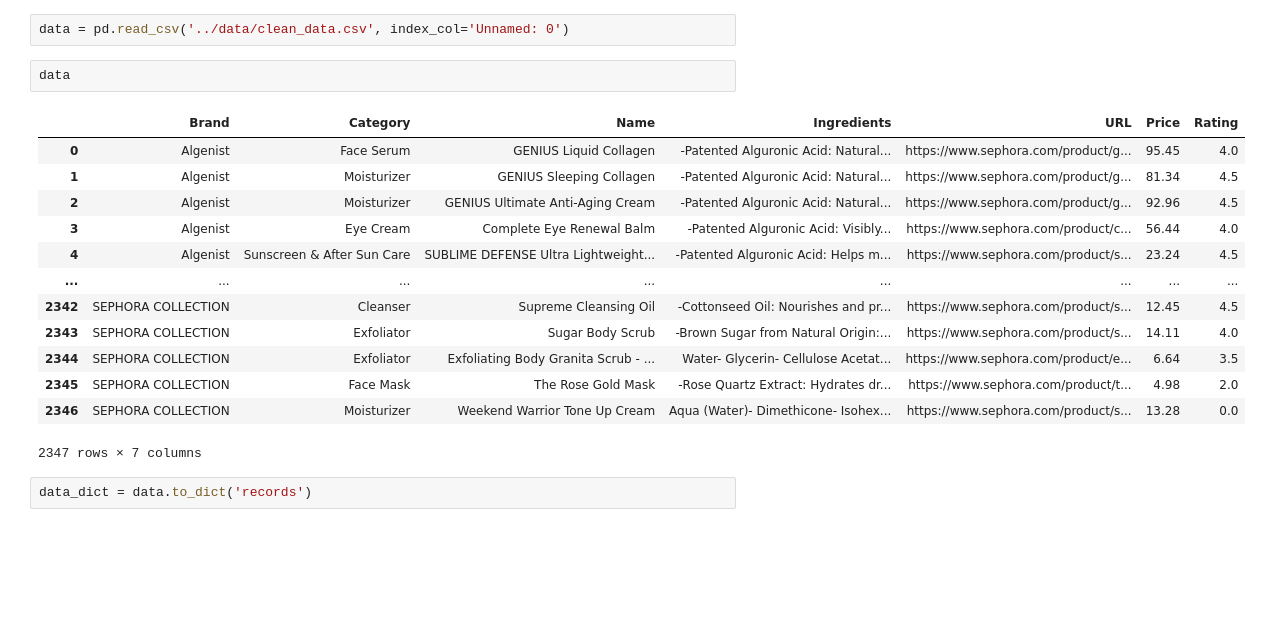
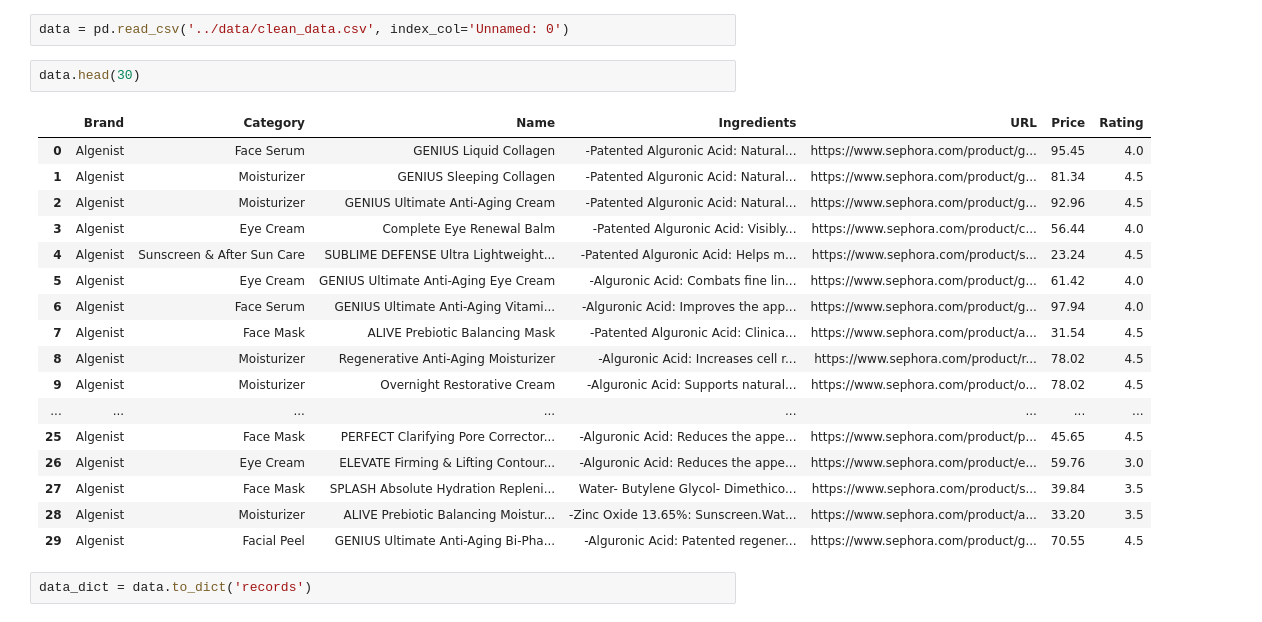
Before and after one commit to LucianaLescano/final-project, a Jupyter notebook: notebooks/4-working_on_api.ipynb, the cells around one changed output. Saved outputs shown, nothing was run; the diff lists cells and outputs as text; blank space fills up the shorter version.

```diff
--- a/notebooks/4-working_on_api.ipynb
+++ b/notebooks/4-working_on_api.ipynb
@@ -10,21 +10,25 @@ From dataframe to dict
 # %%
 data = pd.read_csv('../data/clean_data.csv', index_col='Unnamed: 0')
 # %%
-data
+data.head(30)
 # %% [output]
 |  | Brand | Category | Name | Ingredients | URL | Price | Rating |
 | 0 | Algenist | Face Serum | GENIUS Liquid Collagen | -Patented Alguronic Acid: Natural... | https://www.sephora.com/product/g... | 95.45 | 4.0 |
 | 1 | Algenist | Moisturizer | GENIUS Sleeping Collagen | -Patented Alguronic Acid: Natural... | https://www.sephora.com/product/g... | 81.34 | 4.5 |
 | 2 | Algenist | Moisturizer | GENIUS Ultimate Anti-Aging Cream | -Patented Alguronic Acid: Natural... | https://www.sephora.com/product/g... | 92.96 | 4.5 |
 | 3 | Algenist | Eye Cream | Complete Eye Renewal Balm | -Patented Alguronic Acid: Visibly... | https://www.sephora.com/product/c... | 56.44 | 4.0 |
 | 4 | Algenist | Sunscreen & After Sun Care | SUBLIME DEFENSE Ultra Lightweight... | -Patented Alguronic Acid: Helps m... | https://www.sephora.com/product/s... | 23.24 | 4.5 |
+| 5 | Algenist | Eye Cream | GENIUS Ultimate Anti-Aging Eye Cream | -Alguronic Acid: Combats fine lin... | https://www.sephora.com/product/g... | 61.42 | 4.0 |
+| 6 | Algenist | Face Serum | GENIUS Ultimate Anti-Aging Vitami... | -Alguronic Acid: Improves the app... | https://www.sephora.com/product/g... | 97.94 | 4.0 |
+| 7 | Algenist | Face Mask | ALIVE Prebiotic Balancing Mask | -Patented Alguronic Acid: Clinica... | https://www.sephora.com/product/a... | 31.54 | 4.5 |
+| 8 | Algenist | Moisturizer | Regenerative Anti-Aging Moisturizer | -Alguronic Acid: Increases cell r... | https://www.sephora.com/product/r... | 78.02 | 4.5 |
+| 9 | Algenist | Moisturizer | Overnight Restorative Cream | -Alguronic Acid: Supports natural... | https://www.sephora.com/product/o... | 78.02 | 4.5 |
 | ... | ... | ... | ... | ... | ... | ... | ... |
-| 2342 | SEPHORA COLLECTION | Cleanser | Supreme Cleansing Oil | -Cottonseed Oil: Nourishes and pr... | https://www.sephora.com/product/s... | 12.45 | 4.5 |
-| 2343 | SEPHORA COLLECTION | Exfoliator | Sugar Body Scrub | -Brown Sugar from Natural Origin:... | https://www.sephora.com/product/s... | 14.11 | 4.0 |
-| 2344 | SEPHORA COLLECTION | Exfoliator | Exfoliating Body Granita Scrub - ... | Water- Glycerin- Cellulose Acetat... | https://www.sephora.com/product/e... | 6.64 | 3.5 |
-| 2345 | SEPHORA COLLECTION | Face Mask | The Rose Gold Mask | -Rose Quartz Extract: Hydrates dr... | https://www.sephora.com/product/t... | 4.98 | 2.0 |
-| 2346 | SEPHORA COLLECTION | Moisturizer | Weekend Warrior Tone Up Cream | Aqua (Water)- Dimethicone- Isohex... | https://www.sephora.com/product/s... | 13.28 | 0.0 |
+| 25 | Algenist | Face Mask | PERFECT Clarifying Pore Corrector... | -Alguronic Acid: Reduces the appe... | https://www.sephora.com/product/p... | 45.65 | 4.5 |
+| 26 | Algenist | Eye Cream | ELEVATE Firming & Lifting Contour... | -Alguronic Acid: Reduces the appe... | https://www.sephora.com/product/e... | 59.76 | 3.0 |
+| 27 | Algenist | Face Mask | SPLASH Absolute Hydration Repleni... | Water- Butylene Glycol- Dimethico... | https://www.sephora.com/product/s... | 39.84 | 3.5 |
+| 28 | Algenist | Moisturizer | ALIVE Prebiotic Balancing Moistur... | -Zinc Oxide 13.65%: Sunscreen.Wat... | https://www.sephora.com/product/a... | 33.20 | 3.5 |
+| 29 | Algenist | Facial Peel | GENIUS Ultimate Anti-Aging Bi-Pha... | -Alguronic Acid: Patented regener... | https://www.sephora.com/product/g... | 70.55 | 4.5 |
-2347 rows × 7 columns
 # %%
 data_dict = data.to_dict('records')
 # %%
```
Also changed, not shown: parts of 1 cell of this notebook, 22 other files.
